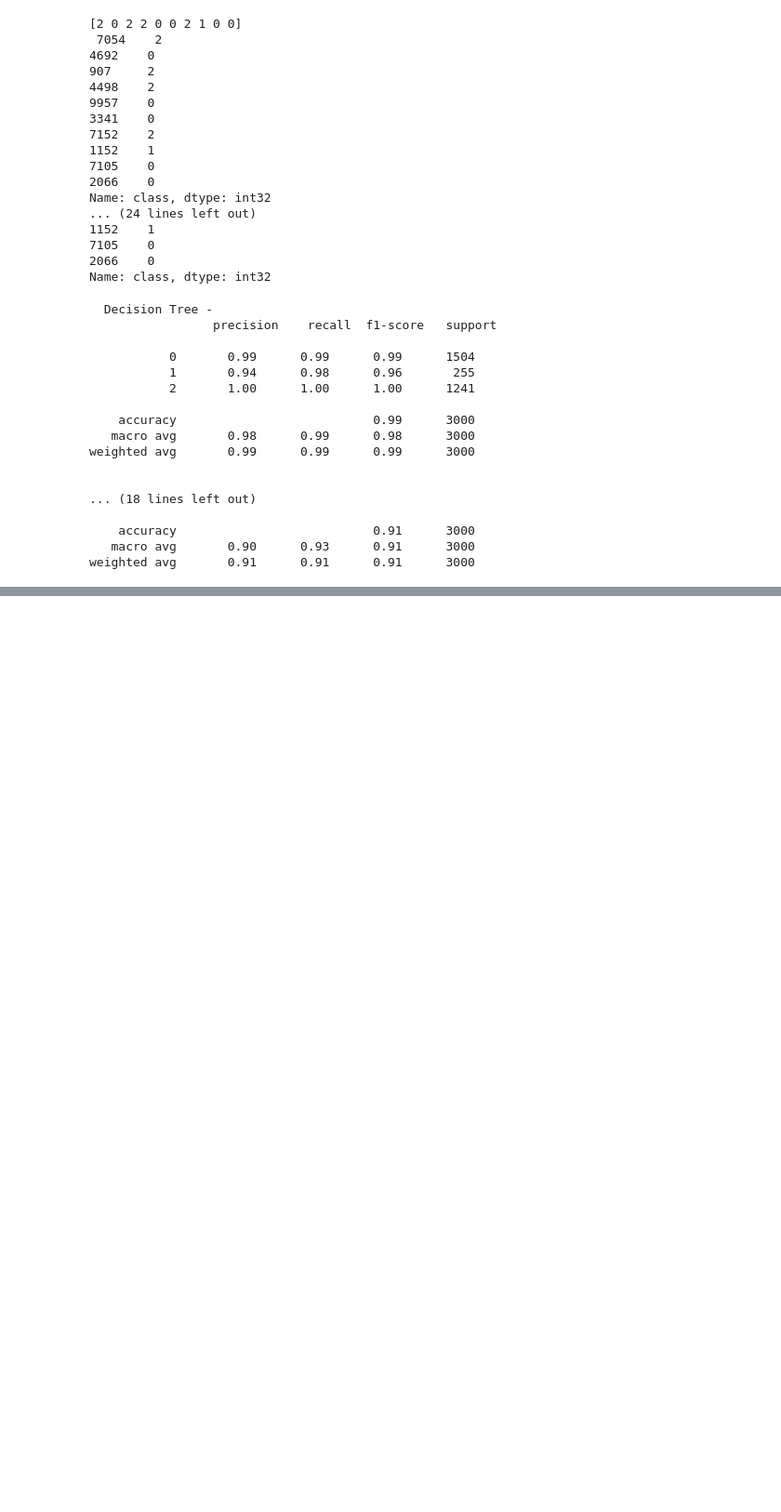
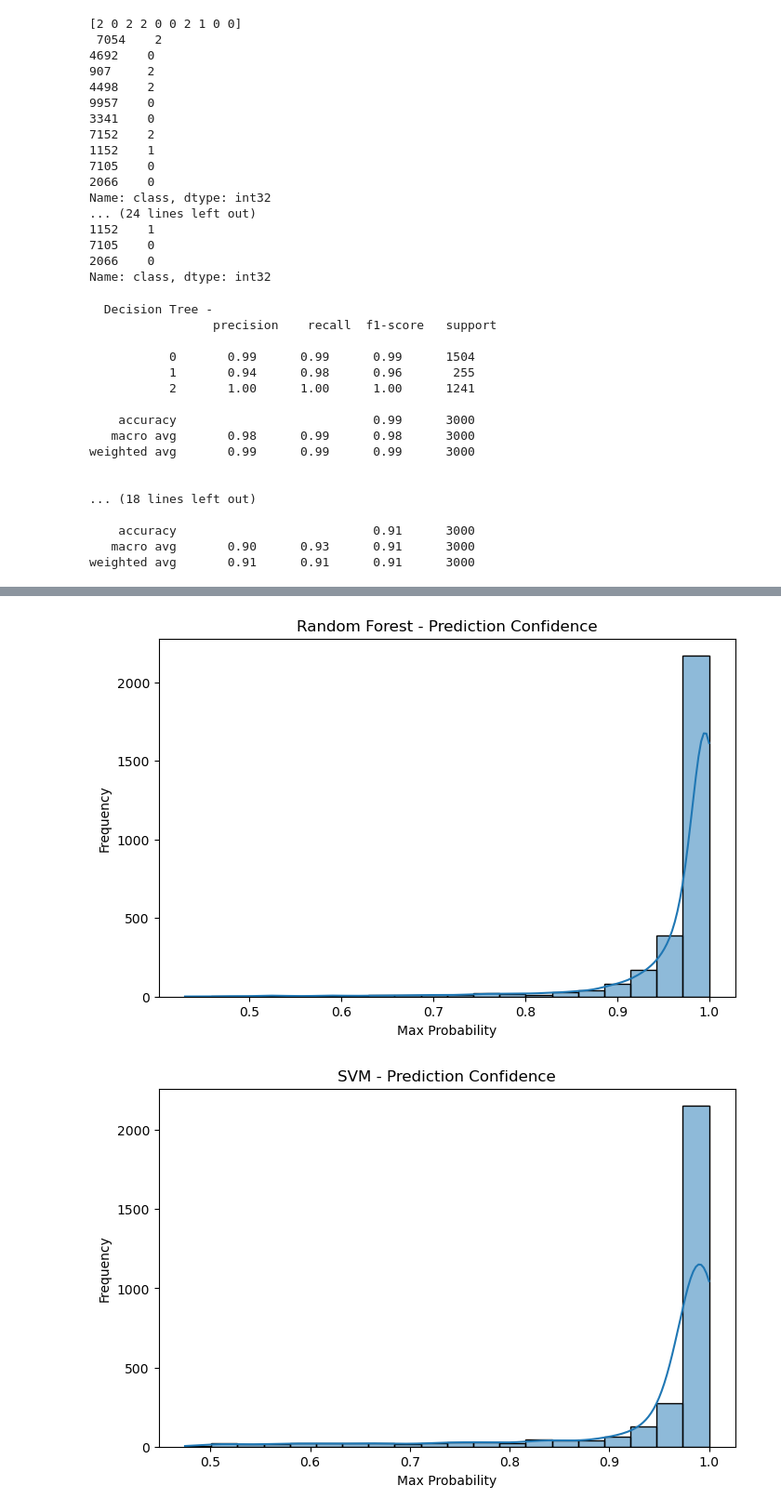
Before and after one commit to rabbit2307/My_Projects, a Jupyter notebook: ML Projects/Predicting Stars, Galaxies & Quasars with Machine Learning.ipynb, the cells around one changed output, grey strips where cells are left out. Shown at 93% size. Drawn from its saved outputs; the diff is of its cells as text; code cells hidden in the pictures; blank space fills up the shorter version.

```diff
--- a/ML Projects/Predicting Stars, Galaxies & Quasars with Machine Learning.ipynb
+++ b/ML Projects/Predicting Stars, Galaxies & Quasars with Machine Learning.ipynb
@@ -304,0 +324,16 @@ The predicted class for the sample object is: Star
+# %%
+# Add SVM
+svm_model = SVC(probability=True, random_state=128)
+svm_model.fit(X_train, y_train)
+
+# Add XGBoost
+xgb_model = XGBClassifier(use_label_encoder=False, eval_metric='mlogloss', random_state=128)
+xgb_model.fit(X_train, y_train)
+
+# Add Neural Network
+mlp_model = MLPClassifier(hidden_layer_sizes=(100,), max_iter=300, random_state=128)
+mlp_model.fit(X_train, y_train)
+
+# Existing RandomForest for comparison
+rf_model = RandomForestClassifier(n_estimators=100, random_state=128)
+rf_model.fit(X_train, y_train)
@@ -304,0 +342,15 @@ The predicted class for the sample object is: Star
+# %%
+all_models = {
+    "Random Forest": rf_model,
+    "SVM": svm_model,
+    "XGBoost": xgb_model,
+    "Neural Network": mlp_model
+}
+# %%
+class_labels = ['GALAXY','QUASER', 'STAR']
+
+
+for name, model in all_models.items():
+    preds = model.predict(X_test)
+    print(f"====== {name} ======")
+    print(classification_report(y_test, preds, target_names=class_labels))
@@ -304,0 +410,15 @@ The predicted class for the sample object is: Star
+# %%
+for name, model in all_models.items():
+    if hasattr(model, "predict_proba"):
+        probs = model.predict_proba(X_test)
+        max_probs = probs.max(axis=1)
+
+        plt.figure(figsize=(8,5))
+        sns.histplot(max_probs, bins=20, kde=True)
+        plt.title(f"{name} - Prediction Confidence")
+        plt.xlabel("Max Probability")
+        plt.ylabel("Frequency")
+        plt.show()
+# %% [output]
+[figure, added]
+[figure, added]
```
Also changed, not shown: parts of 17 cells of this notebook, 3 other files.
